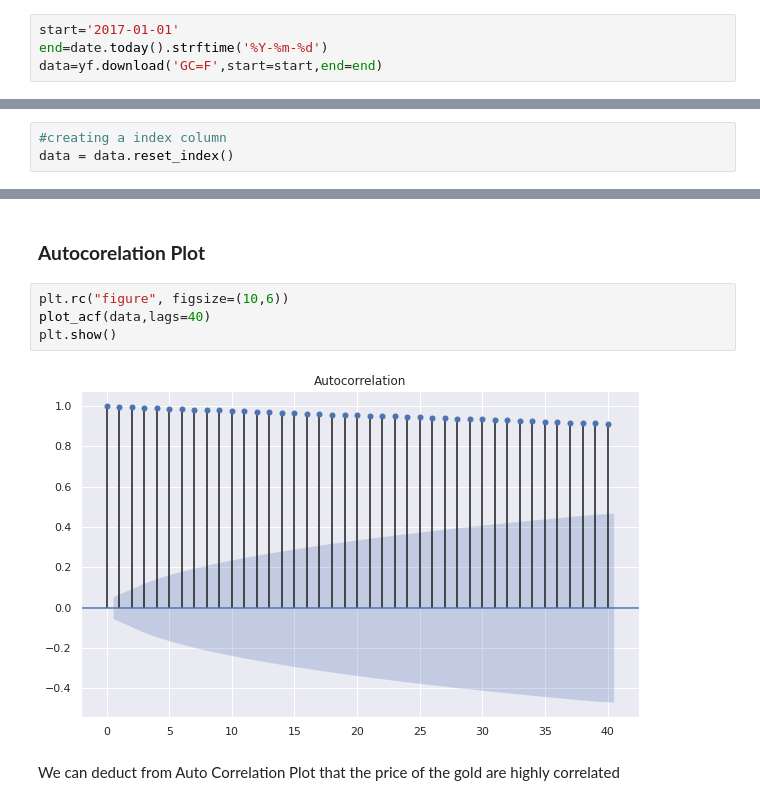
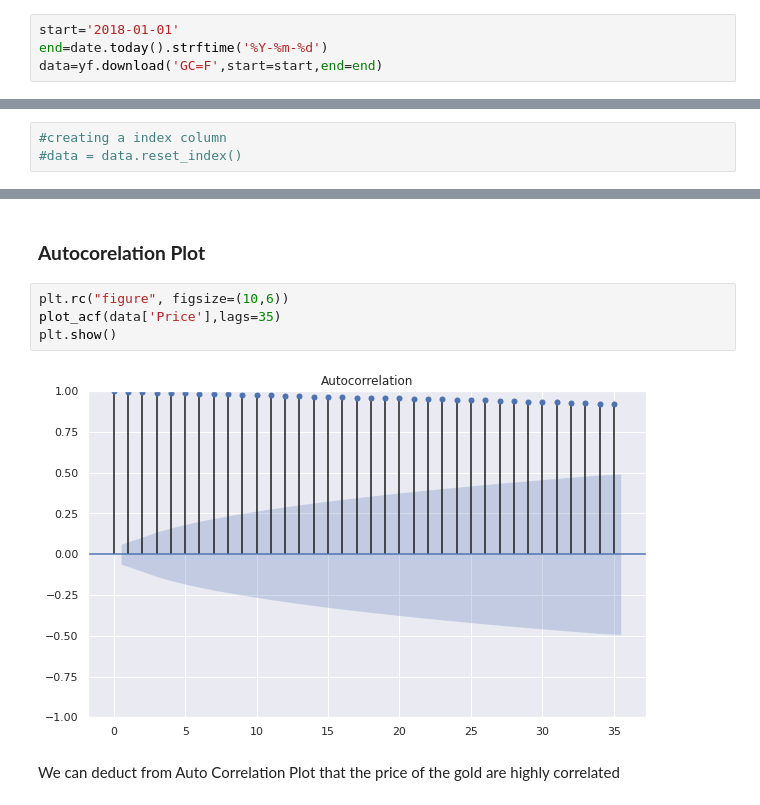
Before and after one commit to RiteshopShrivastava/Gold-Price-forecasting, a Jupyter notebook: Gold_price_prediction.ipynb, the cells around one changed output, grey strips where cells are left out. Cells and saved outputs as stored; diff of their text form.

```diff
--- a/Gold_price_prediction.ipynb
+++ b/Gold_price_prediction.ipynb
@@ -36,5 +30,5 @@ pandas.util.testing is deprecated. Use the functions in the public API at pandas
 # %%
-start='2017-01-01'
+start='2018-01-01'
 end=date.today().strftime('%Y-%m-%d')
 data=yf.download('GC=F',start=start,end=end)
 # %% [output]
@@ -129,6 +123,6 @@ plt.show()
 # %%
 #creating a index column
-data = data.reset_index()
+#data = data.reset_index()
 # %%
 data
 # %% [output]
@@ -239,10 +227,10 @@ plt.show()
 ### **Autocorelation Plot**
 # %%
 plt.rc("figure", figsize=(10,6))
-plot_acf(data,lags=40)
+plot_acf(data['Price'],lags=35)
 plt.show()
 # %% [output]
-[figure, old version]
+[figure, new version]
 # %% [markdown]
 We can deduct from Auto Correlation Plot that the price of the gold are highly correlated
 # %% [markdown]
```
Also changed, not shown: parts of 46 cells of this notebook.
